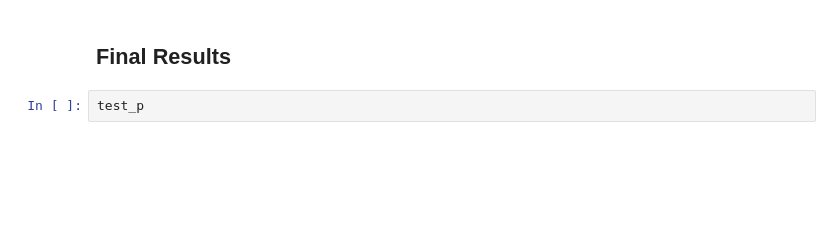
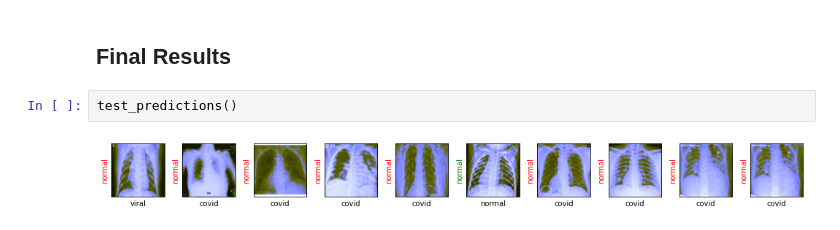
Before and after one commit to gtechzilla/Chest_X-Ray-Classification, a Jupyter notebook: Untitled.ipynb, the cells around one changed output. Drawn from its saved outputs; the diff is of its cells as text; blank space fills up the shorter version.

```diff
--- a/Untitled.ipynb
+++ b/Untitled.ipynb
@@ -251,4 +258,6 @@ Evaluating at step  0
 # %% [markdown]
 ## Final Results
-# %%
-test_p
+# %%
+test_predictions()
+# %% [output]
+[figure, added]
```
Also changed, not shown: parts of 2 cells of this notebook.
